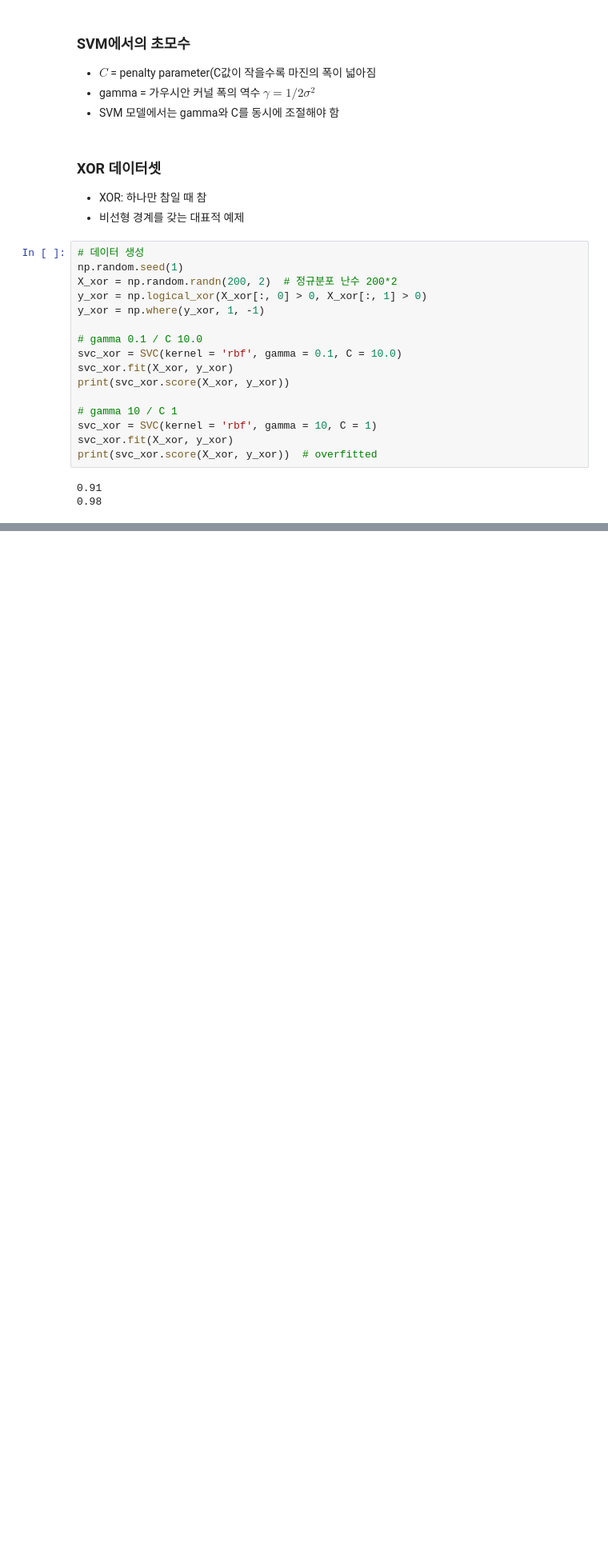
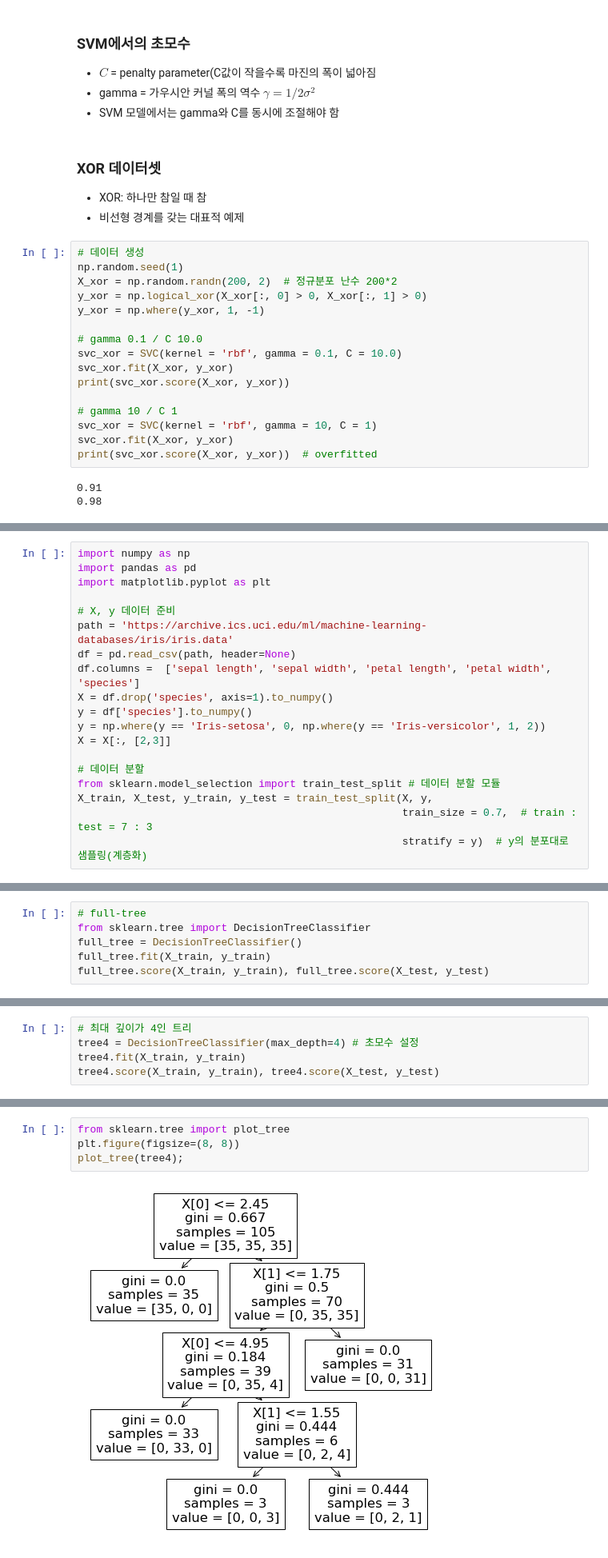
Before and after one commit to whattSUPkim/Data-Science, a Jupyter notebook: BDA2021-2/classification.ipynb, the cells around one changed output, grey strips where cells are left out. Shown: that part at 80% size. Drawn from its saved outputs; the diff is of its cells as text; blank space fills up the shorter version.

```diff
--- a/BDA2021-2/classification.ipynb
+++ b/BDA2021-2/classification.ipynb
@@ -399,0 +435,19 @@ print(svc_xor.score(X_xor, y_xor))  # overfitted
+# %%
+import numpy as np
+import pandas as pd
+import matplotlib.pyplot as plt
+
+# X, y 데이터 준비
+path = 'https://archive.ics.uci.edu/ml/machine-learning-databases/iris/iris.data'
+df = pd.read_csv(path, header=None)
+df.columns =  ['sepal length', 'sepal width', 'petal length', 'petal width', 'species']
+X = df.drop('species', axis=1).to_numpy()
+y = df['species'].to_numpy()
+y = np.where(y == 'Iris-setosa', 0, np.where(y == 'Iris-versicolor', 1, 2))
+X = X[:, [2,3]]
+
+# 데이터 분할
+from sklearn.model_selection import train_test_split # 데이터 분할 모듈
+X_train, X_test, y_train, y_test = train_test_split(X, y,
+                                                    train_size = 0.7,  # train : test = 7 : 3
+                                                    stratify = y)  # y의 분포대로 샘플링(계층화)
@@ -399,0 +464,6 @@ print(svc_xor.score(X_xor, y_xor))  # overfitted
+# %%
+# full-tree
+from sklearn.tree import DecisionTreeClassifier
+full_tree = DecisionTreeClassifier()
+full_tree.fit(X_train, y_train)
+full_tree.score(X_train, y_train), full_tree.score(X_test, y_test)
@@ -399,0 +472,5 @@ print(svc_xor.score(X_xor, y_xor))  # overfitted
+# %%
+# 최대 깊이가 4인 트리
+tree4 = DecisionTreeClassifier(max_depth=4) # 초모수 설정
+tree4.fit(X_train, y_train)
+tree4.score(X_train, y_train), tree4.score(X_test, y_test)
@@ -399,0 +481,6 @@ print(svc_xor.score(X_xor, y_xor))  # overfitted
+# %%
+from sklearn.tree import plot_tree
+plt.figure(figsize=(8, 8))
+plot_tree(tree4);
+# %% [output]
+[figure, added]
```
Also changed, not shown: parts of 16 cells of this notebook.
